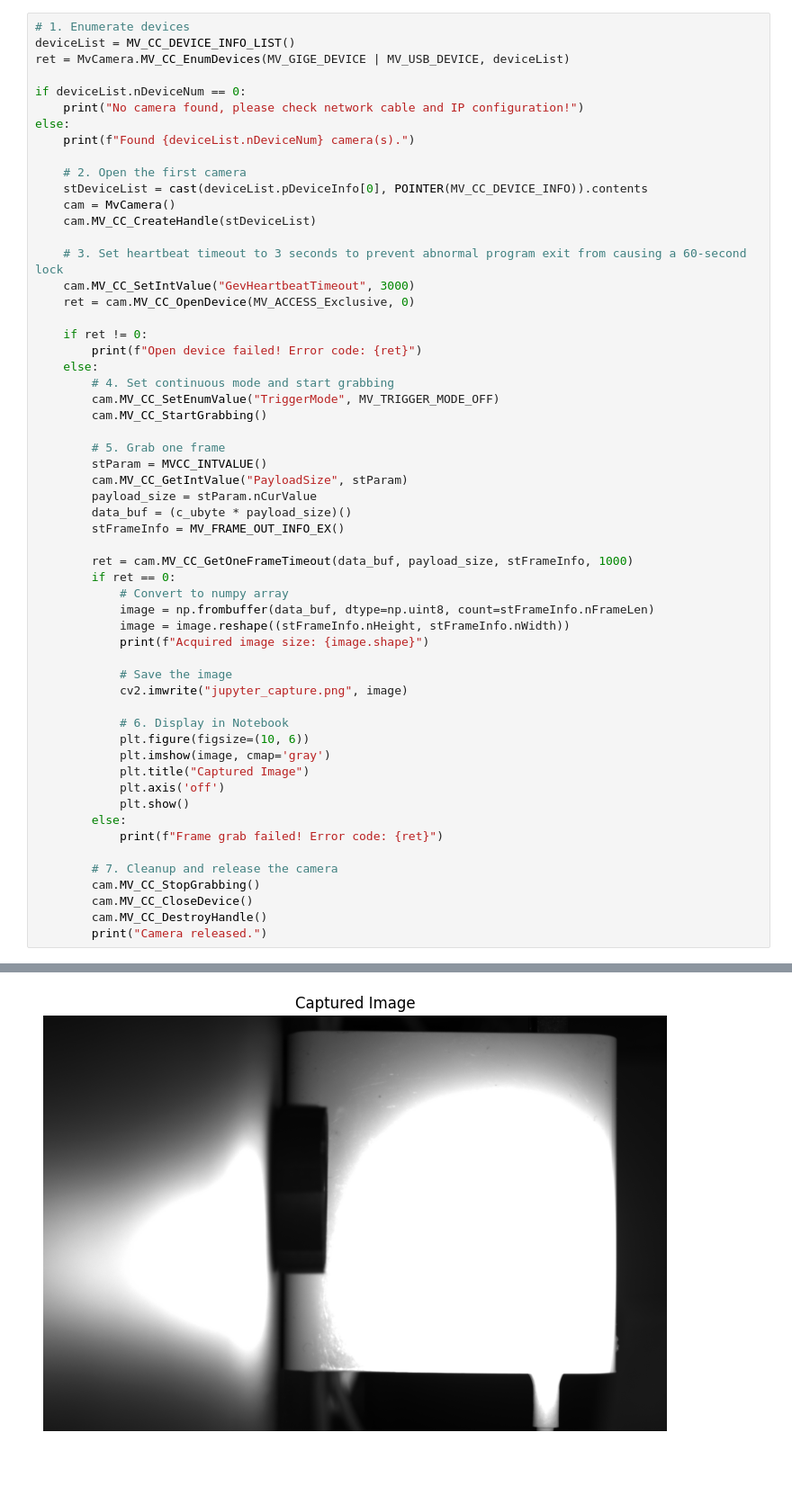
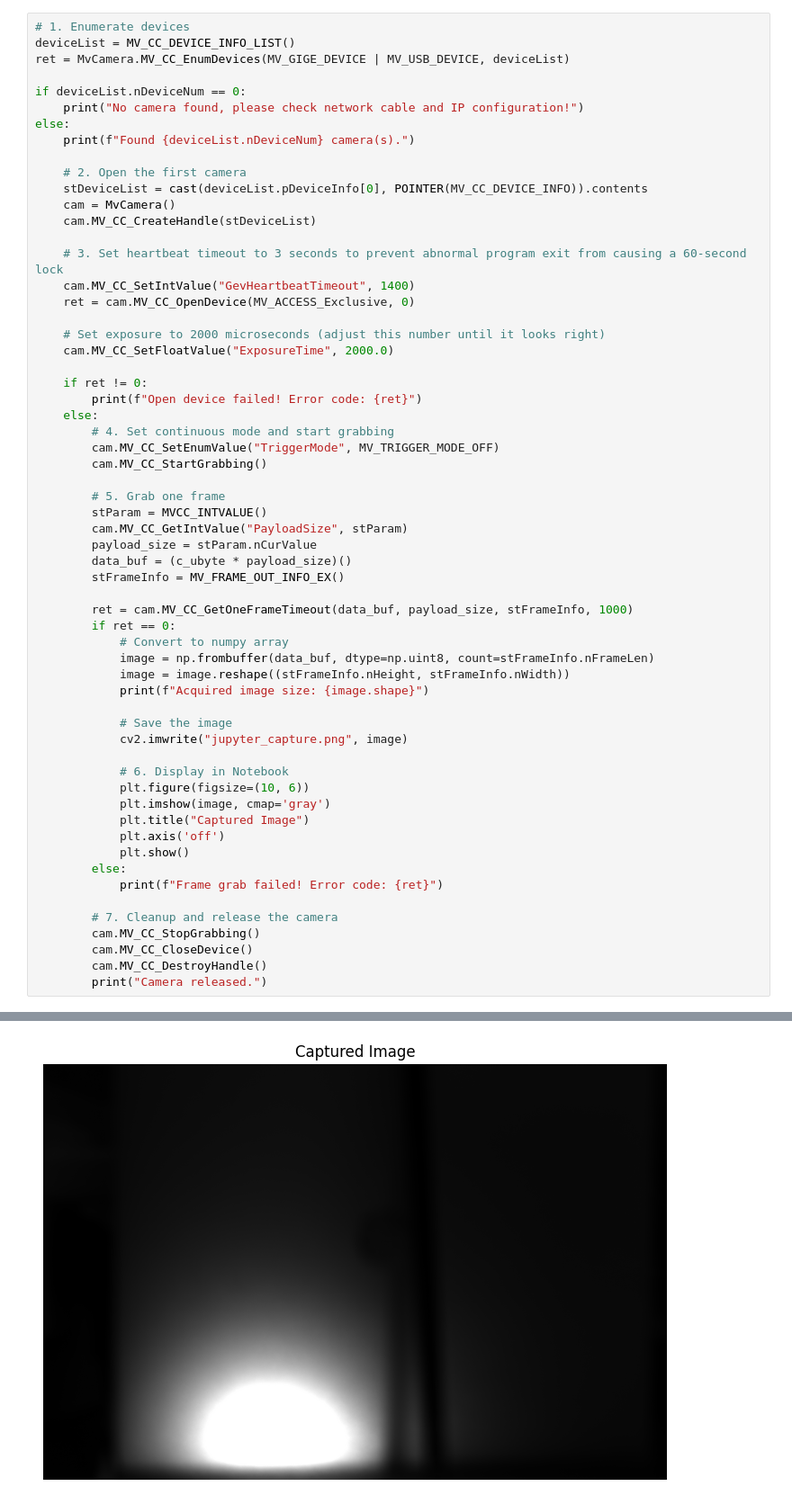
Before and after one commit to dzzzzzzzzzzzzzzz/qvc_ws, a Jupyter notebook: shape_recognition.ipynb, the cells around one changed output, grey strips where cells are left out. Shown at 90% size. Drawn from its saved outputs; the diff is of its cells as text; blank space fills up the shorter version.

```diff
--- a/shape_recognition.ipynb
+++ b/shape_recognition.ipynb
@@ -31,8 +31,11 @@ else:
     cam.MV_CC_CreateHandle(stDeviceList)
 
     # 3. Set heartbeat timeout to 3 seconds to prevent abnormal program exit from causing a 60-second lock
-    cam.MV_CC_SetIntValue("GevHeartbeatTimeout", 3000)
+    cam.MV_CC_SetIntValue("GevHeartbeatTimeout", 1400)
     ret = cam.MV_CC_OpenDevice(MV_ACCESS_Exclusive, 0)
+
+    # Set exposure to 2000 microseconds (adjust this number until it looks right)
+    cam.MV_CC_SetFloatValue("ExposureTime", 2000.0)
 
     if ret != 0:
         print(f"Open device failed! Error code: {ret}")
@@ -48,32 +51,32 @@ else:
         data_buf = (c_ubyte * payload_size)()
         stFrameInfo = MV_FRAME_OUT_INFO_EX()
 
         ret = cam.MV_CC_GetOneFrameTimeout(data_buf, payload_size, stFrameInfo, 1000)
         if ret == 0:
             # Convert to numpy array
             image = np.frombuffer(data_buf, dtype=np.uint8, count=stFrameInfo.nFrameLen)
             image = image.reshape((stFrameInfo.nHeight, stFrameInfo.nWidth))
             print(f"Acquired image size: {image.shape}")
 
             # Save the image
             cv2.imwrite("jupyter_capture.png", image)
 
             # 6. Display in Notebook
             plt.figure(figsize=(10, 6))
             plt.imshow(image, cmap='gray')
             plt.title("Captured Image")
             plt.axis('off')
             plt.show()
         else:
             print(f"Frame grab failed! Error code: {ret}")
 
         # 7. Cleanup and release the camera
         cam.MV_CC_StopGrabbing()
         cam.MV_CC_CloseDevice()
         cam.MV_CC_DestroyHandle()
         print("Camera released.")
 # %% [output]
 Found 1 camera(s).
 Acquired image size: (2048, 3072)
-[figure, old version]
+[figure, new version]
 Camera released.
```
Also changed, not shown: parts of 7 cells of this notebook.
